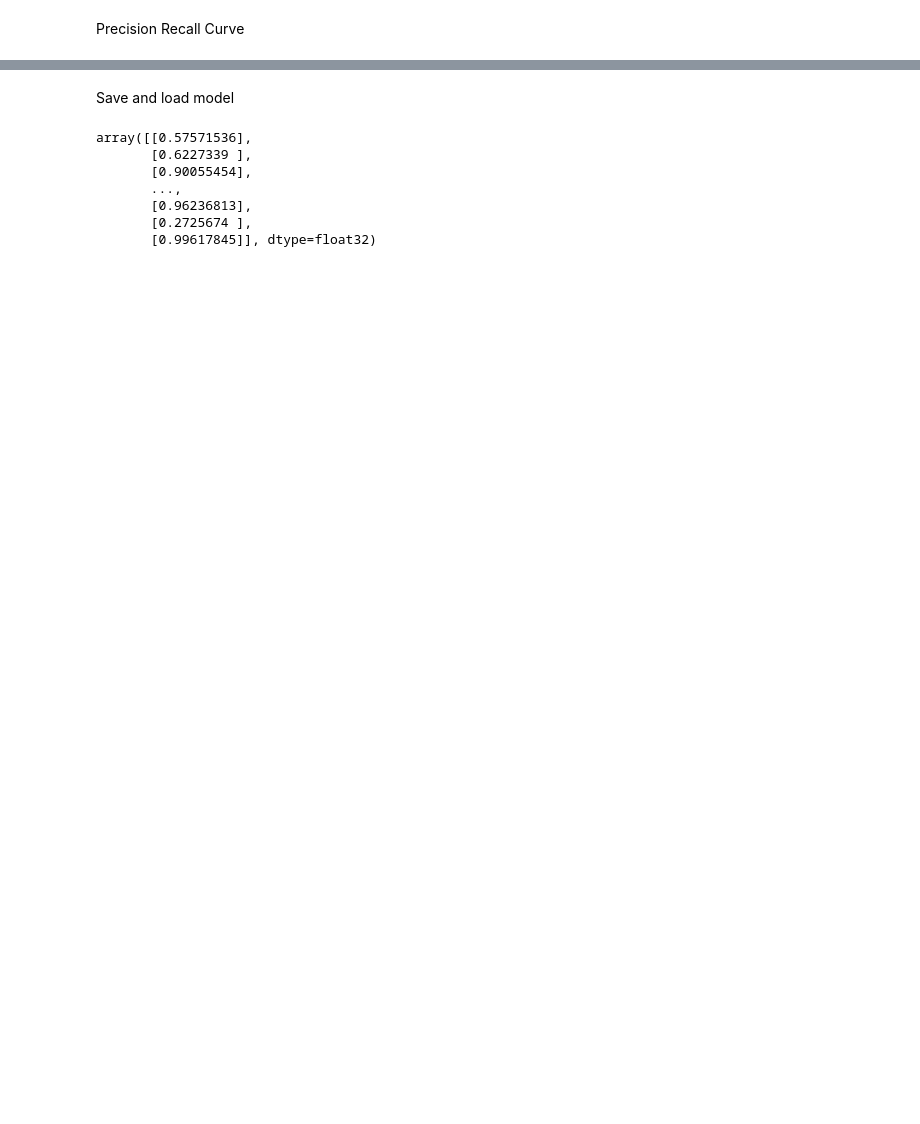
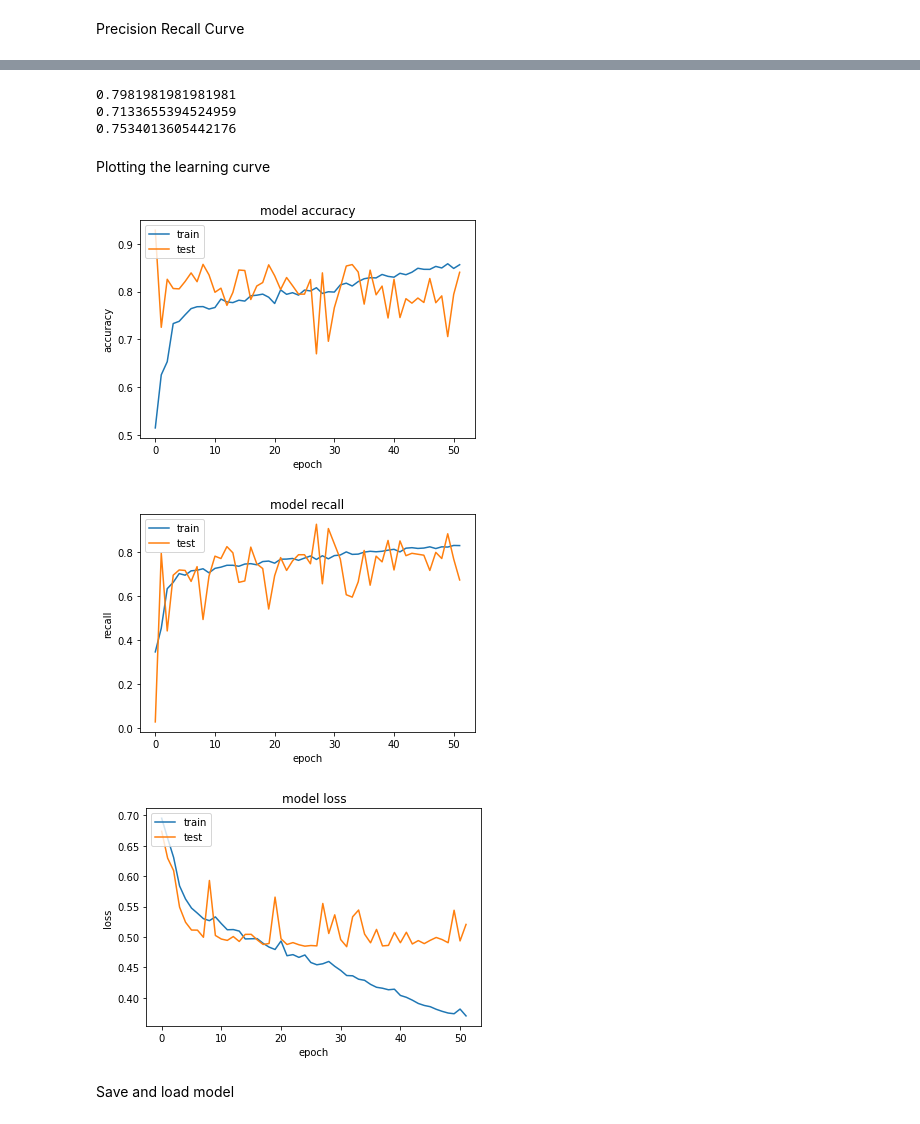
Before and after one commit to elizabeth-feldeverd/idc-backend, a Jupyter notebook: notebooks/elizabeth_idc.ipynb, the cells around one changed output, grey strips where cells are left out. Drawn from its saved outputs; the diff is of its cells as text; code cells hidden in the pictures; blank space fills up the shorter version.

```diff
--- a/notebooks/elizabeth_idc.ipynb
+++ b/notebooks/elizabeth_idc.ipynb
@@ -192,2 +212,46 @@ print(f1_score(y_train, updated_preds)) # Rerun f1
+# %%
+test_preds = custom_predict(X_test, threshold)
+
+print(recall_score(y_test, test_preds))
+print(precision_score(y_test, test_preds))
+print(f1_score(y_test, test_preds))
+# %% [output]
+0.7981981981981981
+0.7133655394524959
+0.7534013605442176
+# %% [markdown]
+Plotting the learning curve
+# %%
+# For Elizabeth's Google Colab issue
+run_number = 8
+
+# summarize history for accuracy
+plt.plot(history.history[f'precision_{run_number}'])
+plt.plot(history.history[f'val_precision_{run_number}'])
+plt.title('model accuracy')
+plt.ylabel('accuracy')
+plt.xlabel('epoch')
+plt.legend(['train', 'test'], loc='upper left')
+plt.show()
+# summarize history for recall
+plt.plot(history.history[f'recall_{run_number}'])
+plt.plot(history.history[f'val_recall_{run_number}'])
+plt.title('model recall')
+plt.ylabel('recall')
+plt.xlabel('epoch')
+plt.legend(['train', 'test'], loc='upper left')
+plt.show()
+# summarize history for loss
+plt.plot(history.history['loss'])
+plt.plot(history.history['val_loss'])
+plt.title('model loss')
+plt.ylabel('loss')
+plt.xlabel('epoch')
+plt.legend(['train', 'test'], loc='upper left')
+plt.show()
+# %% [output]
+[figure, added]
+[figure, added]
+[figure, added]
 # %% [markdown]
 Save and load model
@@ -200,10 +257,0 @@ model2 = load_model('model.h5')
-# %%
-model2.predict(X_test)
-# %% [output]
-array([[0.57571536],
-       [0.6227339 ],
-       [0.90055454],
-       ...,
-       [0.96236813],
-       [0.2725674 ],
-       [0.99617845]], dtype=float32)
```
Also changed, not shown: parts of 21 cells of this notebook.
